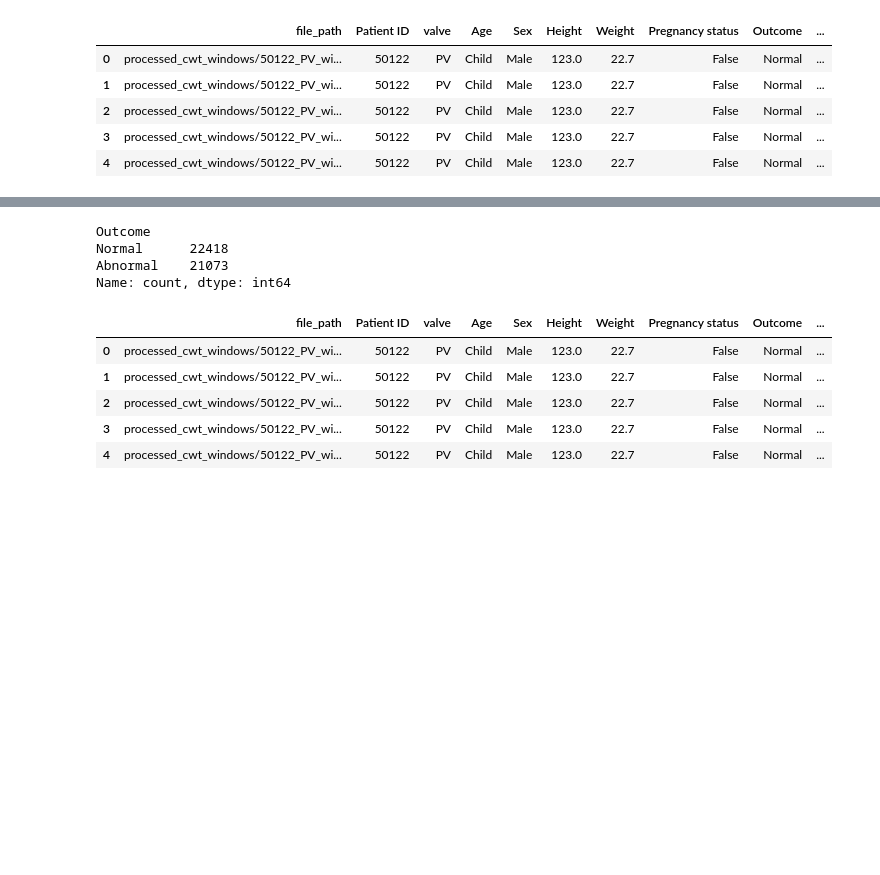
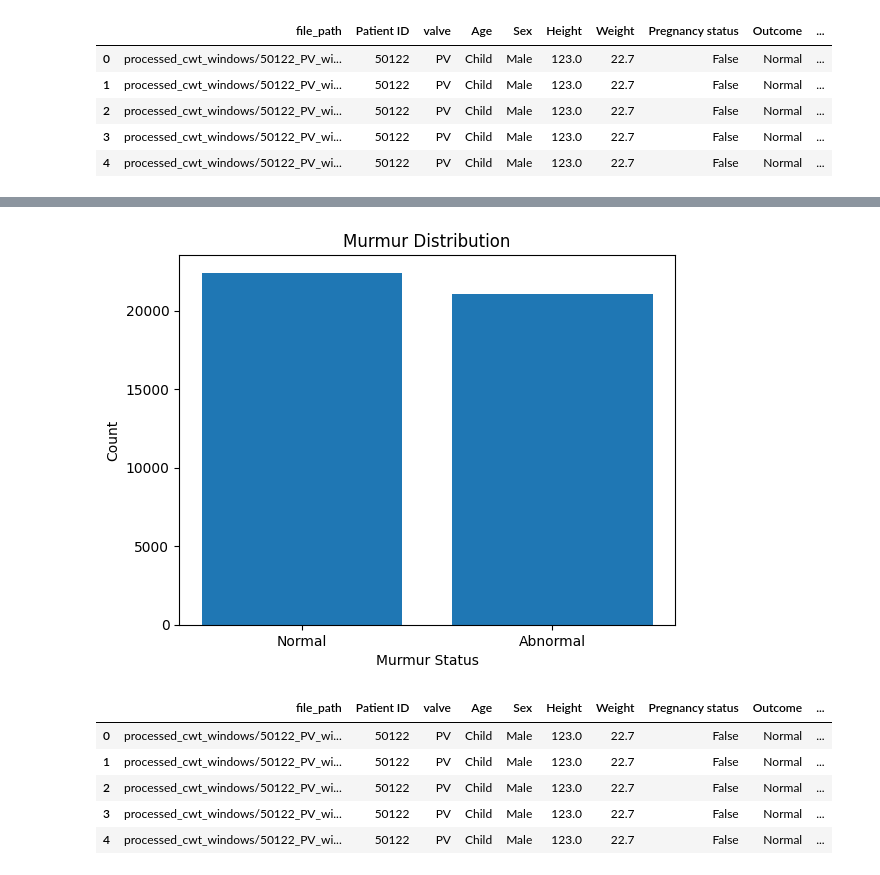
Before and after one commit to Starkiller747/cardiac_murmur, a Jupyter notebook: Main.ipynb, the cells around one changed output, grey strips where cells are left out. Drawn from its saved outputs; the diff is of its cells as text; code cells hidden in the pictures; blank space fills up the shorter version.

```diff
--- a/Main.ipynb
+++ b/Main.ipynb
@@ -384,8 +414,14 @@ Name: count, dtype: int64
 # %%
 comb_df['Outcome'].value_counts()
+
+counts = comb_df['Outcome'].value_counts()
+
+plt.bar(counts.index, counts.values)
+plt.xlabel('Murmur Status')
+plt.ylabel('Count')
+plt.title('Murmur Distribution')
+
+plt.show()
 # %% [output]
-Outcome
-Normal      22418
-Abnormal    21073
-Name: count, dtype: int64
+[figure, added]
 # %%
```
Also changed, not shown: parts of 40 cells of this notebook, 12 other files.
